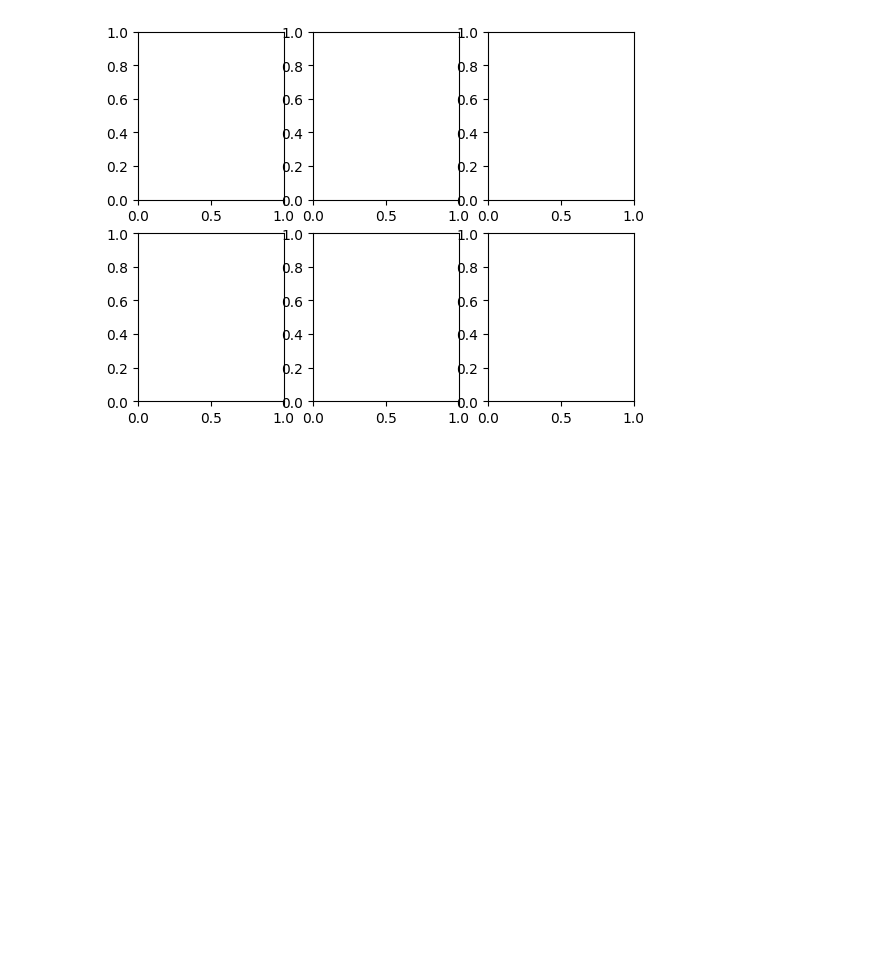
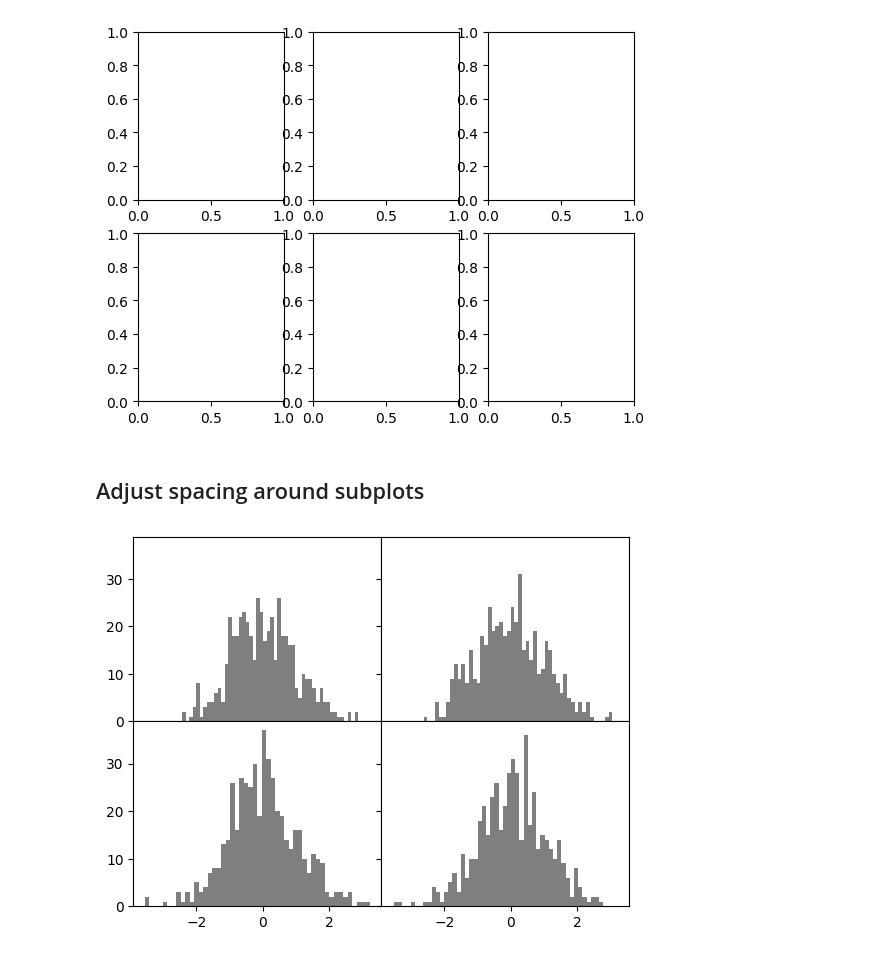
Before and after one commit to zqTheDesigner/rading_python-for-data-analysis, a Jupyter notebook: ch9_Ploting_and_visualisation.ipynb, the cells around one changed output. Drawn from its saved outputs; the diff is of its cells as text; code cells hidden in the pictures; blank space fills up the shorter version.

```diff
--- a/ch9_Ploting_and_visualisation.ipynb
+++ b/ch9_Ploting_and_visualisation.ipynb
@@ -68,3 +69,18 @@ axes
 array([[<AxesSubplot: >, <AxesSubplot: >, <AxesSubplot: >],
        [<AxesSubplot: >, <AxesSubplot: >, <AxesSubplot: >]], dtype=object)
 [figure]
+# %% [markdown]
+## Adjust spacing around subplots
+# %%
+# Shrink the spacing all the way to 0
+fig, axes = plt.subplots(2, 2, sharex=True, sharey=True)
+
+for i in range(2):
+    for j in range(2):
+        axes[i, j].hist(
+            np.random.standard_normal(500), bins=50, color="black", alpha=0.5
+        )
+
+fig.subplots_adjust(wspace=0, hspace=0)
+# %% [output]
+[figure, added]
```
Also changed, not shown: parts of 9 cells of this notebook.
